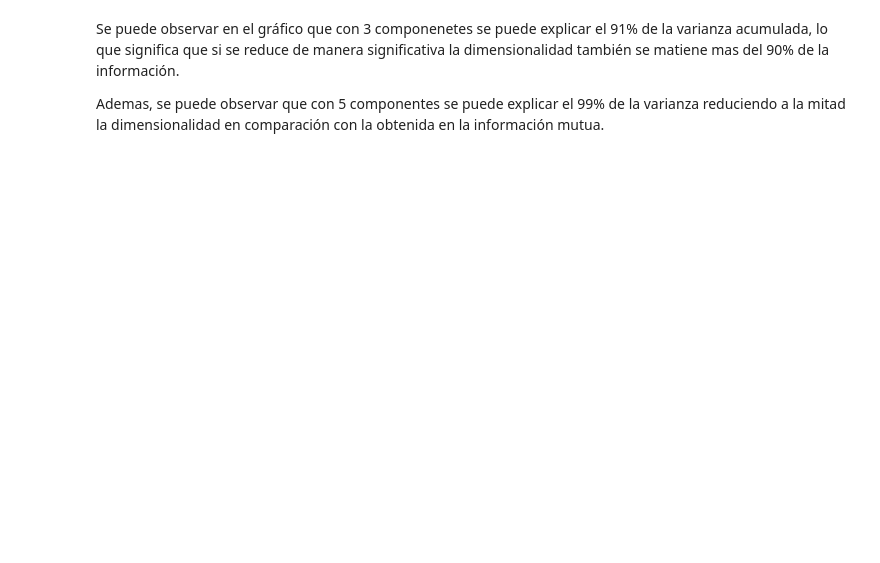
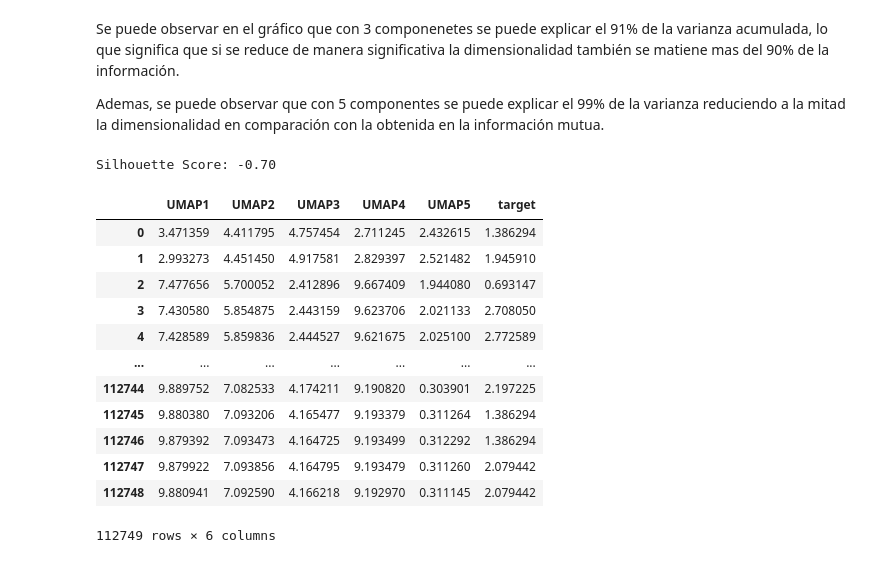
Before and after one commit to SantiagoCasado/CEIA_Analisis_Datos, a Jupyter notebook: add_tp1.ipynb, the cells around one changed output. Saved outputs shown, nothing was run; the diff lists cells and outputs as text; code cells hidden in the pictures; blank space fills up the shorter version.

Commit message:
agrego UMAP

```diff
--- a/add_tp1.ipynb
+++ b/add_tp1.ipynb
@@ -1795,0 +1796,28 @@ Ademas, se puede observar que con 5 componentes se puede explicar el 99% de la v
+# %%
+#  reduccion UMAP
+umap_model = umap.UMAP(n_components=5)
+umap_embeddings = umap_model.fit_transform(x_train_im)
+umap_embeddings_test = umap_model.transform(x_test_im)
+# %%
+sil_score = silhouette_score(umap_embeddings, y_train_im)
+print(f"Silhouette Score: {sil_score:.2f}")
+# %% [output]
+Silhouette Score: -0.70
+# %%
+df_umap = pd.DataFrame(umap_embeddings, columns=['UMAP1', 'UMAP2', 'UMAP3', 'UMAP4', 'UMAP5'])
+df_umap['target'] = y_train_im
+df_umap
+# %% [output]
+|  | UMAP1 | UMAP2 | UMAP3 | UMAP4 | UMAP5 | target |
+| 0 | 3.471359 | 4.411795 | 4.757454 | 2.711245 | 2.432615 | 1.386294 |
+| 1 | 2.993273 | 4.451450 | 4.917581 | 2.829397 | 2.521482 | 1.945910 |
+| 2 | 7.477656 | 5.700052 | 2.412896 | 9.667409 | 1.944080 | 0.693147 |
+| 3 | 7.430580 | 5.854875 | 2.443159 | 9.623706 | 2.021133 | 2.708050 |
+| 4 | 7.428589 | 5.859836 | 2.444527 | 9.621675 | 2.025100 | 2.772589 |
+| ... | ... | ... | ... | ... | ... | ... |
+| 112744 | 9.889752 | 7.082533 | 4.174211 | 9.190820 | 0.303901 | 2.197225 |
+| 112745 | 9.880380 | 7.093206 | 4.165477 | 9.193379 | 0.311264 | 1.386294 |
+| 112746 | 9.879392 | 7.093473 | 4.164725 | 9.193499 | 0.312292 | 1.386294 |
+| 112747 | 9.879922 | 7.093856 | 4.164795 | 9.193479 | 0.311260 | 2.079442 |
+| 112748 | 9.880941 | 7.092590 | 4.166218 | 9.192970 | 0.311145 | 2.079442 |
+112749 rows × 6 columns
```
Also changed, not shown: parts of 8 cells of this notebook, 2 other files.
